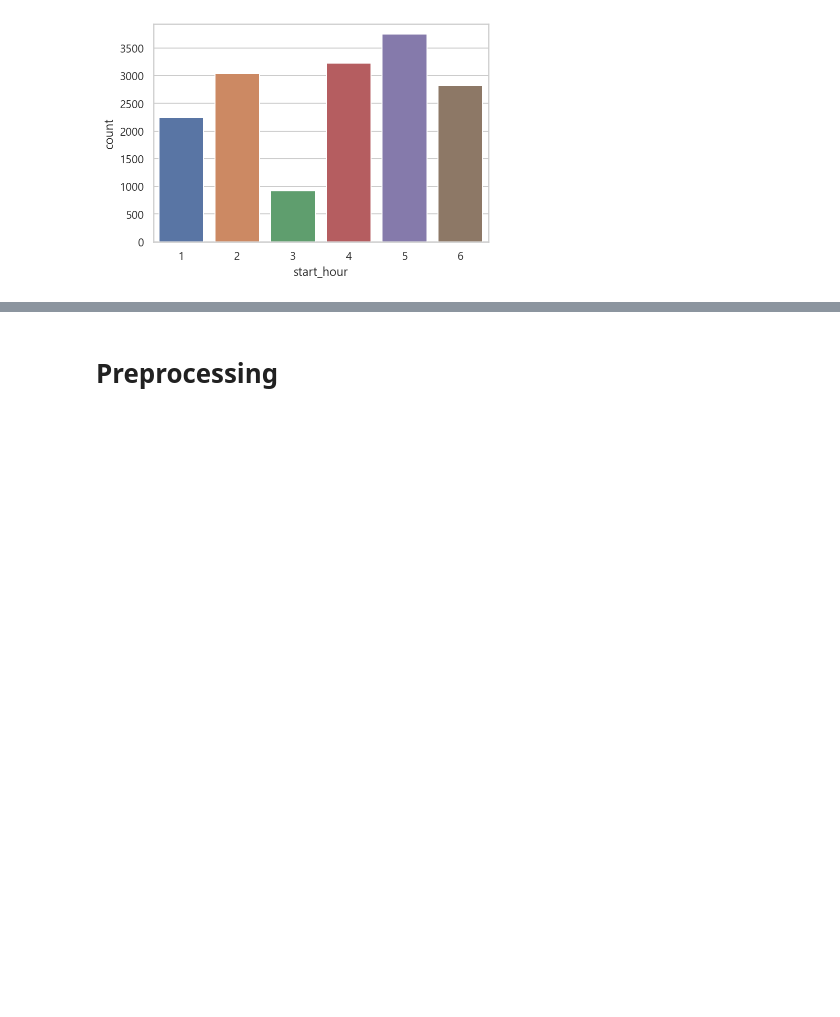
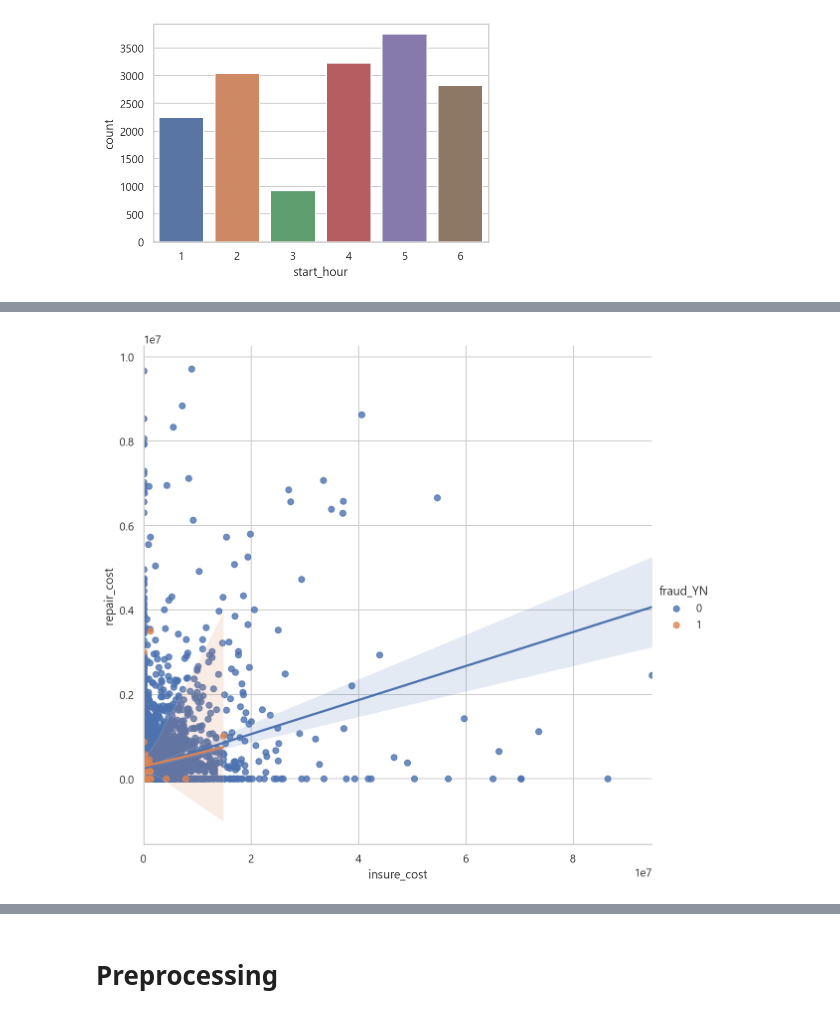
Before and after one commit to Yenabeam/dss_prjt_socar, a Jupyter notebook: 1. workspace/KSJ/socar_fraud.ipynb, the cells around one changed output, grey strips where cells are left out. Saved outputs shown, nothing was run; the diff lists cells and outputs as text; code cells hidden in the pictures; blank space fills up the shorter version.

```diff
--- a/1. workspace/KSJ/socar_fraud.ipynb
+++ b/1. workspace/KSJ/socar_fraud.ipynb
@@ -37 +48,6 @@ sns.countplot(data=socar, x='start_hour');
+# %%
+# Does insure cost and repair cnt affect repair cost?
+sns.lmplot(data=socar, x='insure_cost', y='repair_cost', hue='fraud_YN', size=8);
+# %% [output]
+[figure, added]
 # %%
```
Also changed, not shown: parts of 49 cells of this notebook.
